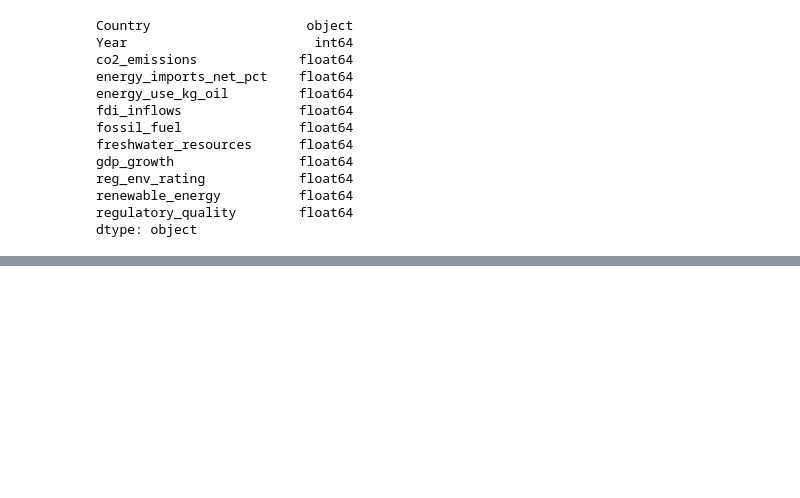
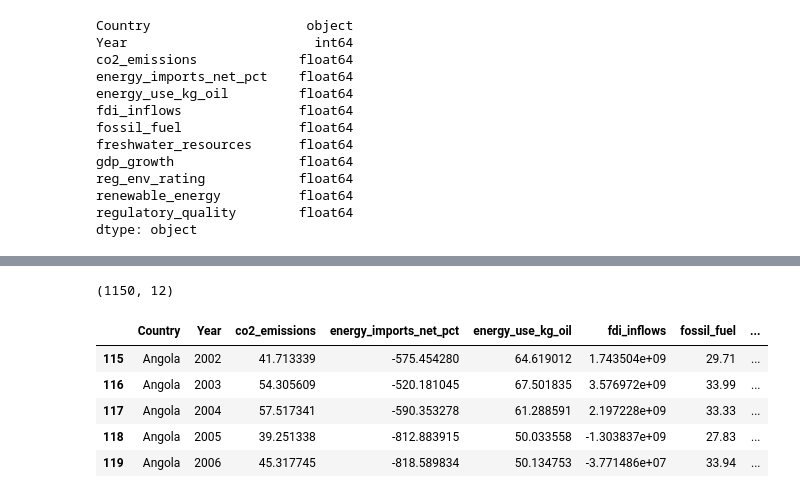
Before and after one commit to AayushaLamichhane/LamichhaneShakya_Econ, a Jupyter notebook: LamichhaneShakya.ipynb, the cells around one changed output, grey strips where cells are left out. Cells and saved outputs as stored; diff of their text form; code cells hidden in the pictures; blank space fills up the shorter version.

```diff
--- a/LamichhaneShakya.ipynb
+++ b/LamichhaneShakya.ipynb
@@ -191,0 +183,11 @@ plt.show()
+# %%
+# Step 1: After grouping, take the mean across variables per country
+missing_rate = missing_per_country.mean(axis=1)
+
+# Step 2: Sort by missing rate and select top 50 with least missingness
+top_50_countries = missing_rate.sort_values().head(50).index
+
+# Step 3: Filter your dataset
+df_top_50 = df_cleaned[df_cleaned['Country'].isin(top_50_countries)]
+for i, country in enumerate(top_50_countries, 1):
+    print(f"{i}. {country}")
@@ -191,0 +212,15 @@ plt.show()
+# %%
+# Step 1: Filter df_cleaned to only include the top 50 countries
+df_cleaned_top50 = df_cleaned[df_cleaned['Country'].isin(top_50_countries)].copy()
+
+# Optional: check shape
+print(df_cleaned_top50.shape)
+df_cleaned_top50.head()
+# %% [output]
+(1150, 12)
+|  | Country | Year | co2_emissions | energy_imports_net_pct | energy_use_kg_oil | fdi_inflows | fossil_fuel | ... |
+| 115 | Angola | 2002 | 41.713339 | -575.454280 | 64.619012 | 1.743504e+09 | 29.71 | ... |
+| 116 | Angola | 2003 | 54.305609 | -520.181045 | 67.501835 | 3.576972e+09 | 33.99 | ... |
+| 117 | Angola | 2004 | 57.517341 | -590.353278 | 61.288591 | 2.197228e+09 | 33.33 | ... |
+| 118 | Angola | 2005 | 39.251338 | -812.883915 | 50.033558 | -1.303837e+09 | 27.83 | ... |
+| 119 | Angola | 2006 | 45.317745 | -818.589834 | 50.134753 | -3.771486e+07 | 33.94 | ... |
```
Also changed, not shown: parts of 20 cells of this notebook.
